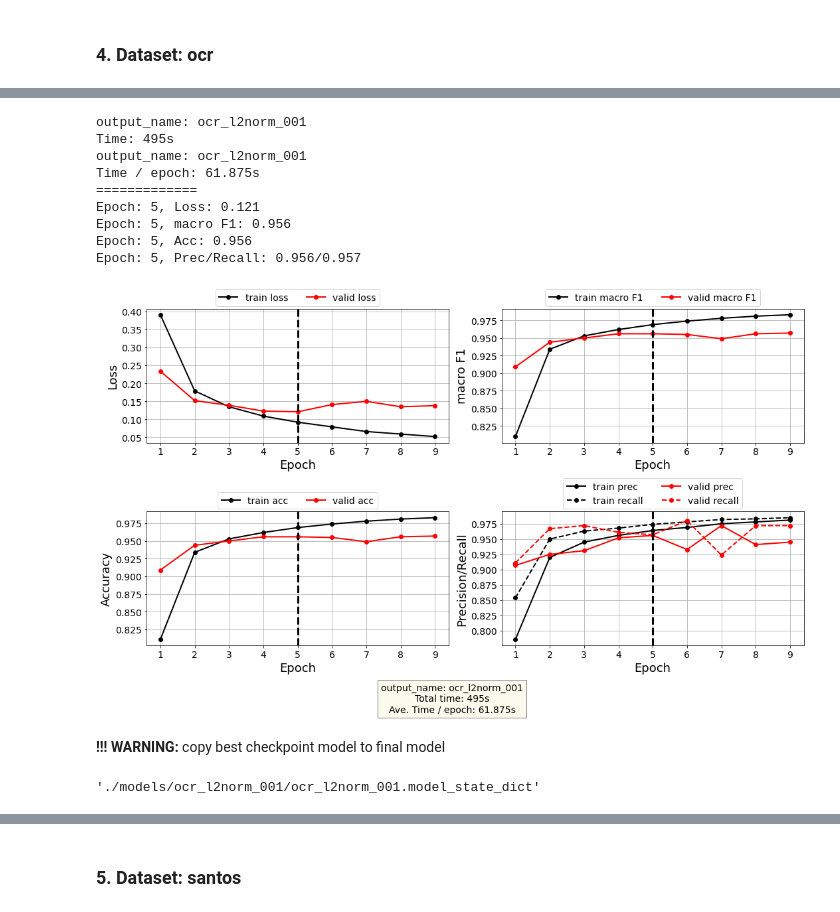
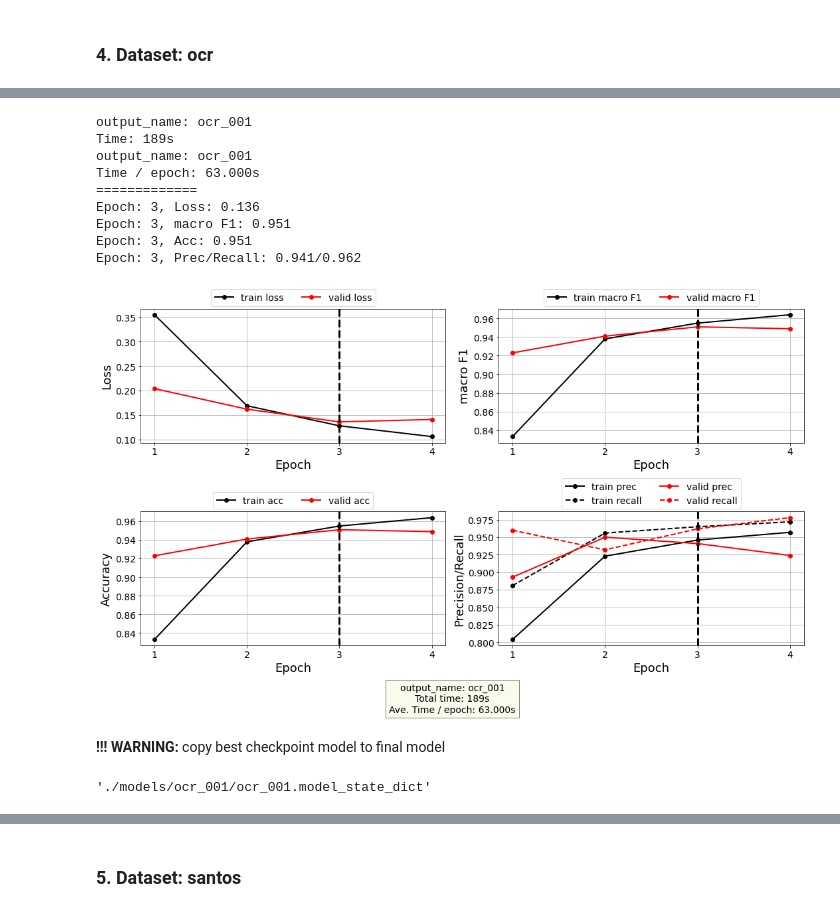
Before and after one commit to Living-with-machines/LwM_SIGSPATIAL2020_ToponymMatching, a Jupyter notebook: experiments/Toponym_Matching_Experiments.ipynb, the cells around one changed output, grey strips where cells are left out. Drawn from its saved outputs; the diff is of its cells as text; code cells hidden in the pictures.

```diff
--- a/experiments/Toponym_Matching_Experiments.ipynb
+++ b/experiments/Toponym_Matching_Experiments.ipynb
@@ -159,18 +307,18 @@ if not Path('./models/ocr_l2norm_001').is_dir():
 # %%
 # plot log file
-plot_log(path2log="./models/ocr_l2norm_001/log.txt",
-         output_name="ocr_l2norm_001")
+plot_log(path2log="./models/ocr_001/log.txt",
+         output_name="ocr_001")
 # %% [output]
-output_name: ocr_l2norm_001
-Time: 495s
-output_name: ocr_l2norm_001
-Time / epoch: 61.875s
+output_name: ocr_001
+Time: 189s
+output_name: ocr_001
+Time / epoch: 63.000s
 =============
-Epoch: 5, Loss: 0.121
-Epoch: 5, macro F1: 0.956
-Epoch: 5, Acc: 0.956
-Epoch: 5, Prec/Recall: 0.956/0.957
+Epoch: 3, Loss: 0.136
+Epoch: 3, macro F1: 0.951
+Epoch: 3, Acc: 0.951
+Epoch: 3, Prec/Recall: 0.941/0.962
-[figure, old version]
+[figure, new version]
 # %% [markdown]
 **!!! WARNING:** copy best checkpoint model to final model
 # %%
@@ -178,7 +326,7 @@ best_checkpoint = "checkpoint00005"
 # %%
-copyfile("./models/ocr_l2norm_001/" + best_checkpoint + ".model", "./models/ocr_l2norm_001/ocr_l2norm_001.model")
-copyfile("./models/ocr_l2norm_001/" + best_checkpoint + ".model_state_dict", "./models/ocr_l2norm_001/ocr_l2norm_001.model_state_dict")
+copyfile("./models/ocr_001/" + best_checkpoint + ".model", "./models/ocr_001/ocr_001.model")
+copyfile("./models/ocr_001/" + best_checkpoint + ".model_state_dict", "./models/ocr_001/ocr_001.model_state_dict")
 # %% [output]
-'./models/ocr_l2norm_001/ocr_l2norm_001.model_state_dict'
+'./models/ocr_001/ocr_001.model_state_dict'
 # %%
 # model inference using a model stored at pretrained_model_path and pretrained_vocab_path
```
Also changed, not shown: parts of 29 cells of this notebook, 4 other files.
